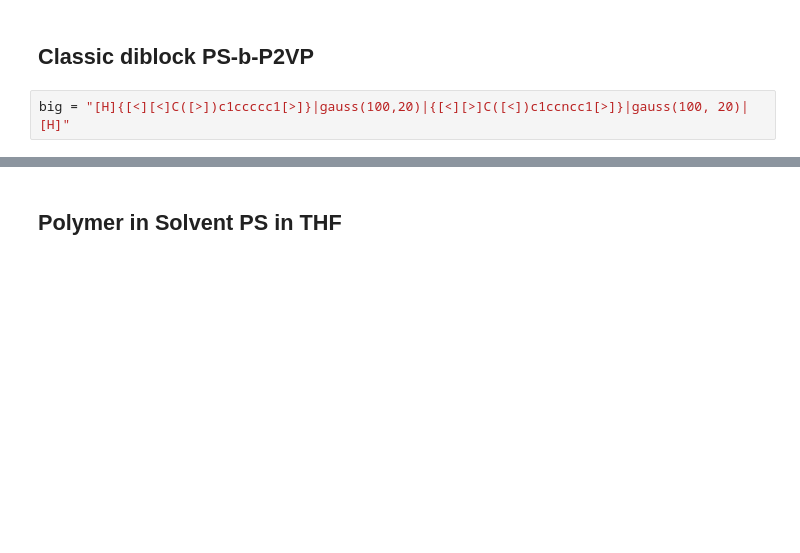
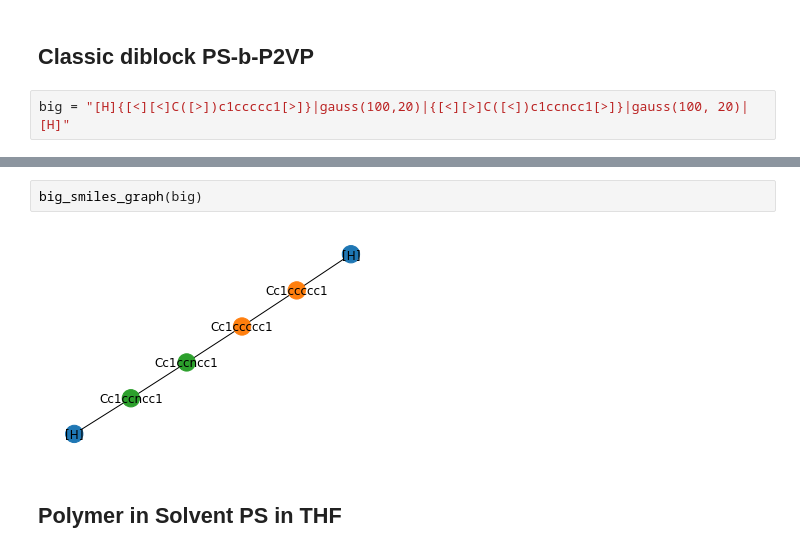
Before and after one commit to InnocentBug/G-BigSMILES, a Jupyter notebook: bigsmiles_gen.ipynb, the cells around one changed output, grey strips where cells are left out. Saved outputs shown, nothing was run; the diff lists cells and outputs as text; blank space fills up the shorter version.

```diff
--- a/bigsmiles_gen.ipynb
+++ b/bigsmiles_gen.ipynb
@@ -220,6 +262,10 @@ big = "[H]{[<][<]C([>])c1ccccc1[>]}|gauss(100,20)|{[<][>]C([<])c1ccncc1[>]}|gaus
 big_smiles_gen(big)
 # %% [output]
 [drawing not drawn]
+# %%
+big_smiles_graph(big)
+# %% [output]
+[figure, added]
 # %% [markdown]
 ## Polymer in Solvent PS in THF
 # %%
```
Also changed, not shown: parts of 13 cells of this notebook, 10 other files.
